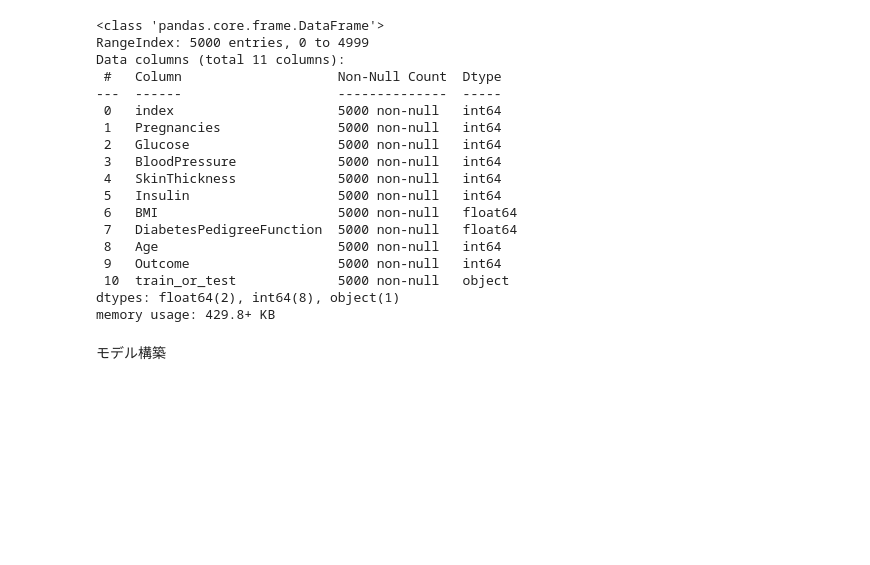
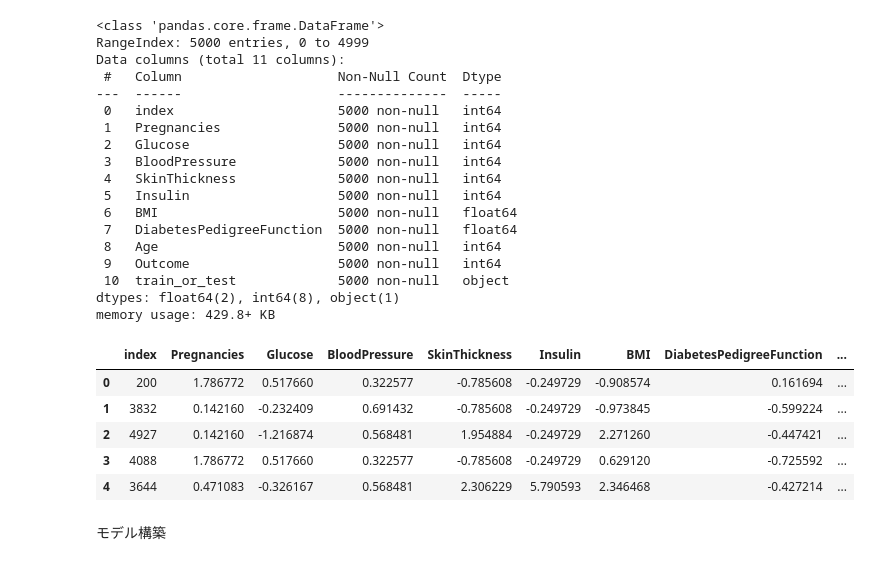
Before and after one commit to chunabayashi0216/new_work, a Jupyter notebook: tounyou_xgb_scaler.ipynb, the cells around one changed output. Cells and saved outputs as stored; diff of their text form; code cells hidden in the pictures; blank space fills up the shorter version.

```diff
--- a/tounyou_xgb_scaler.ipynb
+++ b/tounyou_xgb_scaler.ipynb
@@ -113,10 +105,25 @@ Data columns (total 11 columns):
 dtypes: float64(2), int64(8), object(1)
 memory usage: 429.8+ KB
 # %%
- age education-num(mean = 0 std = 1 で正則化) -> age_sc education-num_sc
+# age education-num(mean = 0 std = 1 で正則化) -> age_sc education-num_sc
 # 平均＝0、分散＝1　にスケーリング
 
 from sklearn.preprocessing import StandardScaler
+
+features = ['Pregnancies', 'Glucose', 'BloodPressure', 'SkinThickness', 'Insulin', 'BMI', 'DiabetesPedigreeFunction', 'Age']
+
+for col in features:
+    scaler = StandardScaler()
+    df_all[col] = scaler.fit_transform(np.array(df_all[col].values).reshape(-1, 1))
+
+df_all.head(5)
+# %% [output]
+|  | index | Pregnancies | Glucose | BloodPressure | SkinThickness | Insulin | BMI | DiabetesPedigreeFunction | ... |
+| 0 | 200 | 1.786772 | 0.517660 | 0.322577 | -0.785608 | -0.249729 | -0.908574 | 0.161694 | ... |
+| 1 | 3832 | 0.142160 | -0.232409 | 0.691432 | -0.785608 | -0.249729 | -0.973845 | -0.599224 | ... |
+| 2 | 4927 | 0.142160 | -1.216874 | 0.568481 | 1.954884 | -0.249729 | 2.271260 | -0.447421 | ... |
+| 3 | 4088 | 1.786772 | 0.517660 | 0.322577 | -0.785608 | -0.249729 | 0.629120 | -0.725592 | ... |
+| 4 | 3644 | 0.471083 | -0.326167 | 0.568481 | 2.306229 | 5.790593 | 2.346468 | -0.427214 | ... |
 # %% [markdown]
 モデル構築
 # %%
```
Also changed, not shown: parts of 6 cells of this notebook.
